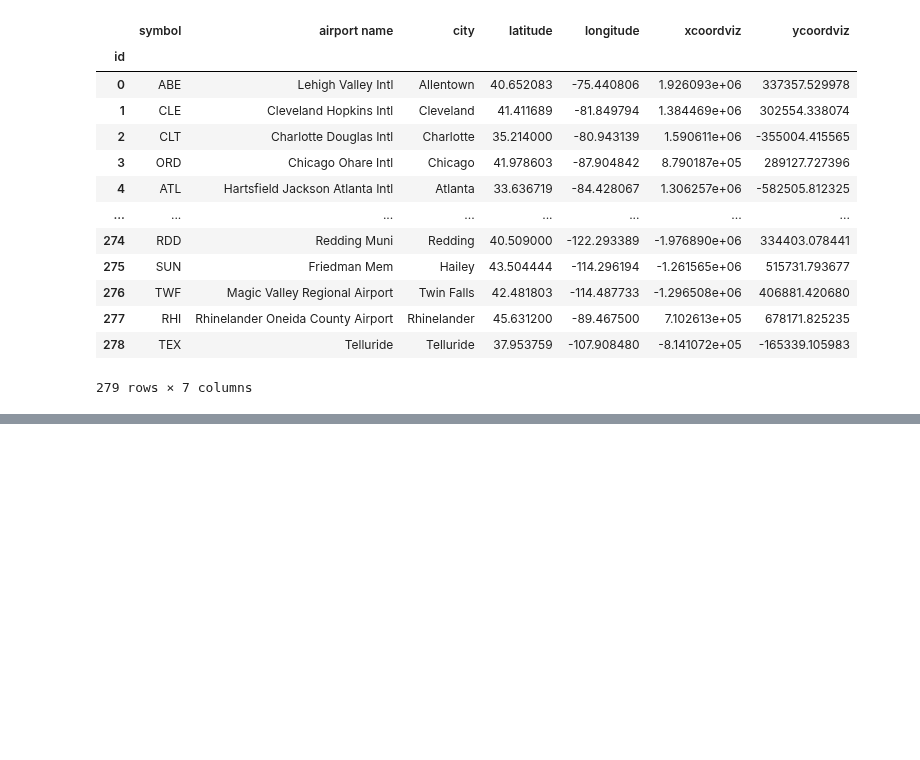
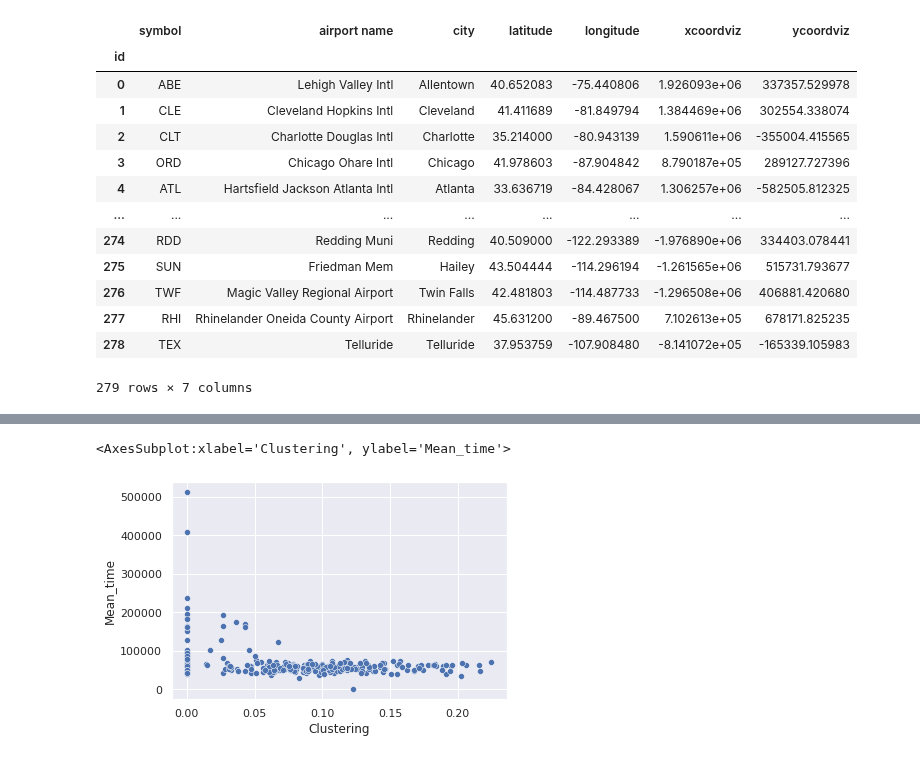
Before and after one commit to TefloniusMonk/intro, a Jupyter notebook: notebooks/infection.ipynb, the cells around one changed output, grey strips where cells are left out. Saved outputs shown, nothing was run; the diff lists cells and outputs as text; code cells hidden in the pictures; blank space fills up the shorter version.

```diff
--- a/notebooks/infection.ipynb
+++ b/notebooks/infection.ipynb
@@ -211,0 +383,13 @@ KeyError: 0
+# %%
+airport_infection_times = {}
+for airport_code in airports['symbol']:
+    airport_infection_times[airport_code] = []
+
+for iteration in for_mean_time:
+    for airport, infection_time in swap(iteration).items():
+        airport_infection_times[airport].append(infection_time)
+
+for airport in airport_infection_times:
+    airport_infection_times[airport] = np.array(airport_infection_times[airport])
+# %%
+airport_mean = {get_airport_index(airports, airport) : times.mean() - flights['StartTime'].min() for airport, times in airport_infection_times.items()}
@@ -211,0 +416,12 @@ KeyError: 0
+# %%
+clustering = nx.clustering(G, weight="weight")
+degree = nx.degree(G)
+centrality = nx.betweenness_centrality(G)
+# %%
+df = pd.DataFrame(index=airport_mean.keys(), data=airport_mean.values())
+df.rename(columns={0:"Mean_time"}, inplace=True)
+df['Clustering'] = dict(sorted(clustering.items())).values()
+df['Degree'] = dict(sorted(dict(degree).items())).values()
+df['Centrality'] = dict(sorted(centrality.items())).values()
+df['Mean_log'] = np.log(df['Mean_time'])
+df
@@ -211,0 +442,5 @@ KeyError: 0
+# %%
+sns.scatterplot(data = df, x='Clustering', y="Mean_time")
+# %% [output]
+<AxesSubplot:xlabel='Clustering', ylabel='Mean_time'>
+[figure, added]
```
Also changed, not shown: parts of 55 cells of this notebook.
